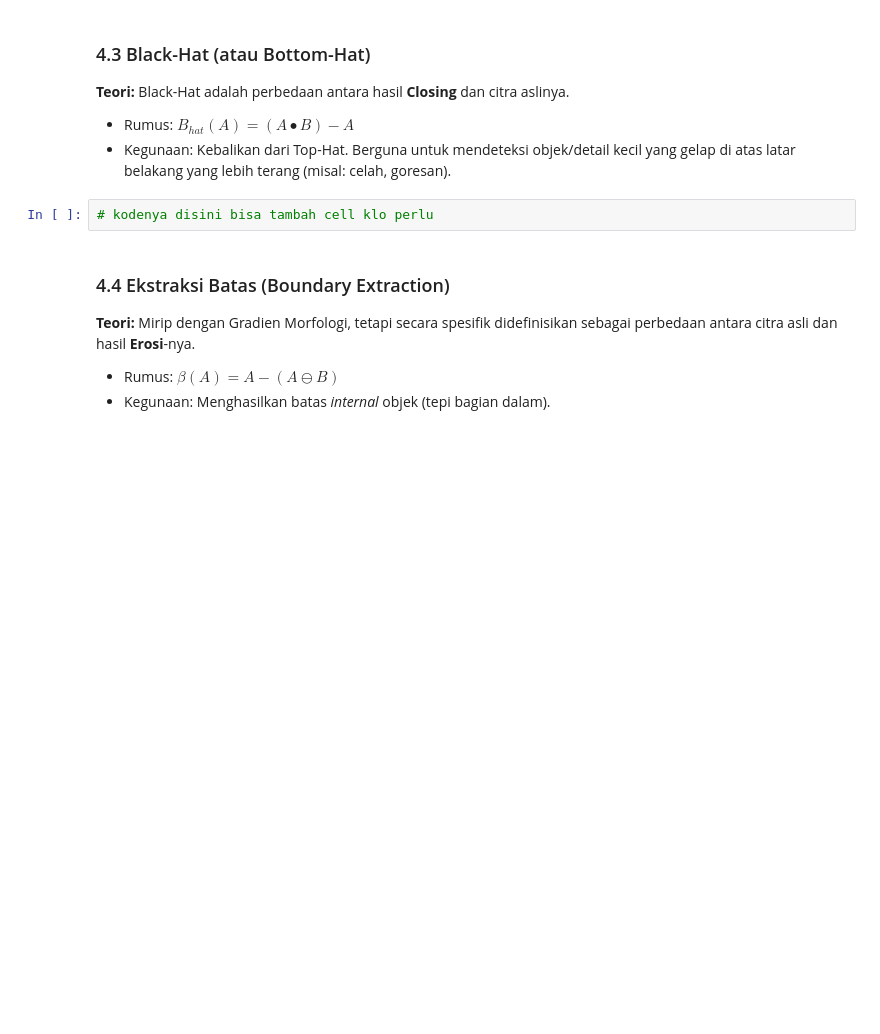
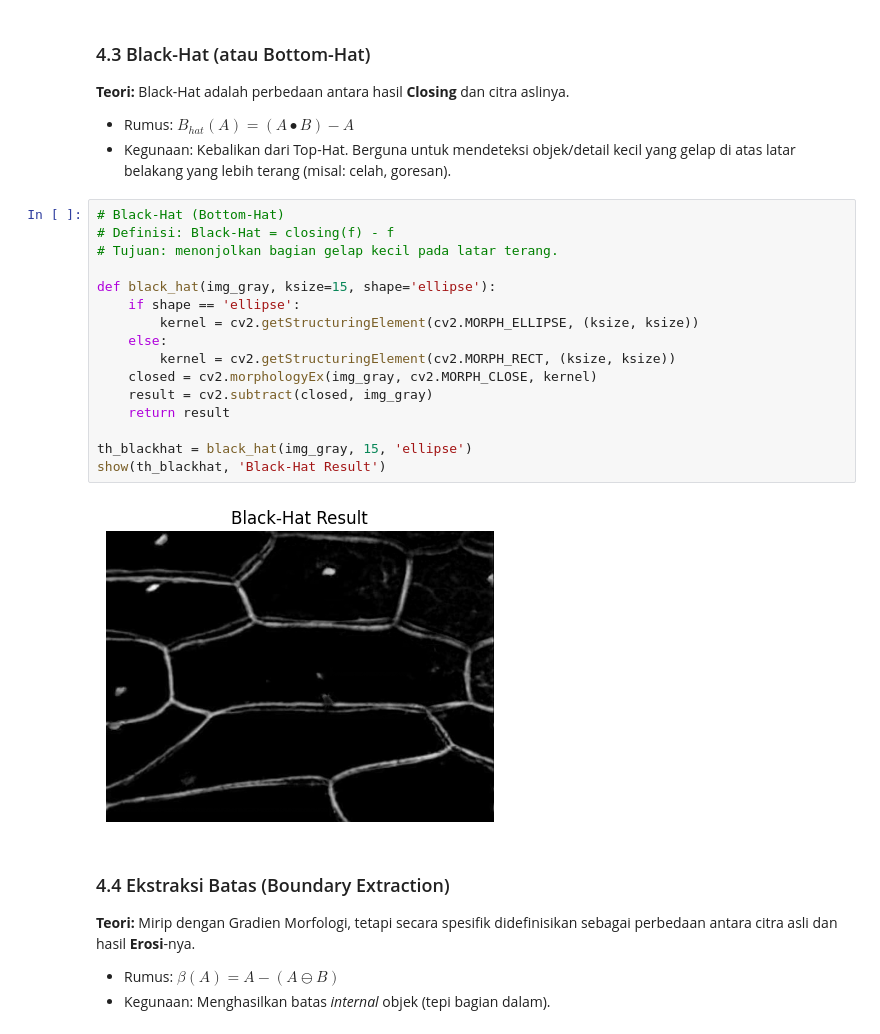
Before and after one commit to t0ccata/tugas3morphology, a Jupyter notebook: skrip_v1.ipynb, the cells around one changed output. Saved outputs shown, nothing was run; the diff lists cells and outputs as text; blank space fills up the shorter version.

```diff
--- a/skrip_v1.ipynb
+++ b/skrip_v1.ipynb
@@ -328,7 +404,23 @@ plt.show()
 * Rumus: $B_{hat}(A) = (A \bullet B) - A$
 * Kegunaan: Kebalikan dari Top-Hat. Berguna untuk mendeteksi objek/detail kecil yang gelap di atas latar belakang yang lebih terang (misal: celah, goresan).
 # %%
-# kodenya disini bisa tambah cell klo perlu
+# Black-Hat (Bottom-Hat)
+# Definisi: Black-Hat = closing(f) - f
+# Tujuan: menonjolkan bagian gelap kecil pada latar terang.
+
+def black_hat(img_gray, ksize=15, shape='ellipse'):
+    if shape == 'ellipse':
+        kernel = cv2.getStructuringElement(cv2.MORPH_ELLIPSE, (ksize, ksize))
+    else:
+        kernel = cv2.getStructuringElement(cv2.MORPH_RECT, (ksize, ksize))
+    closed = cv2.morphologyEx(img_gray, cv2.MORPH_CLOSE, kernel)
+    result = cv2.subtract(closed, img_gray)
+    return result
+
+th_blackhat = black_hat(img_gray, 15, 'ellipse')
+show(th_blackhat, 'Black-Hat Result')
+# %% [output]
+[figure, added]
 # %% [markdown]
 ### 4.4 Ekstraksi Batas (Boundary Extraction)
 
```
Also changed, not shown: parts of 12 cells of this notebook.
